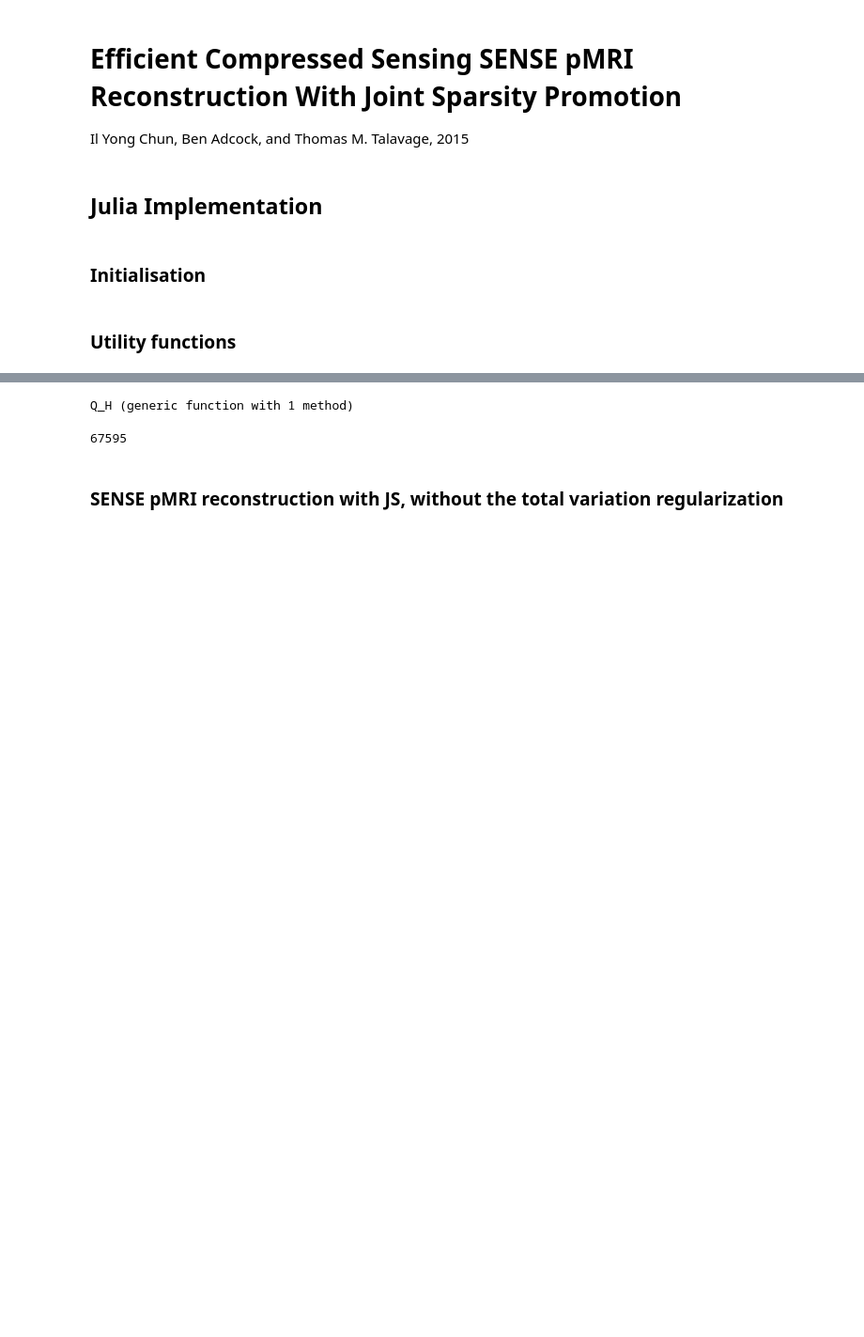
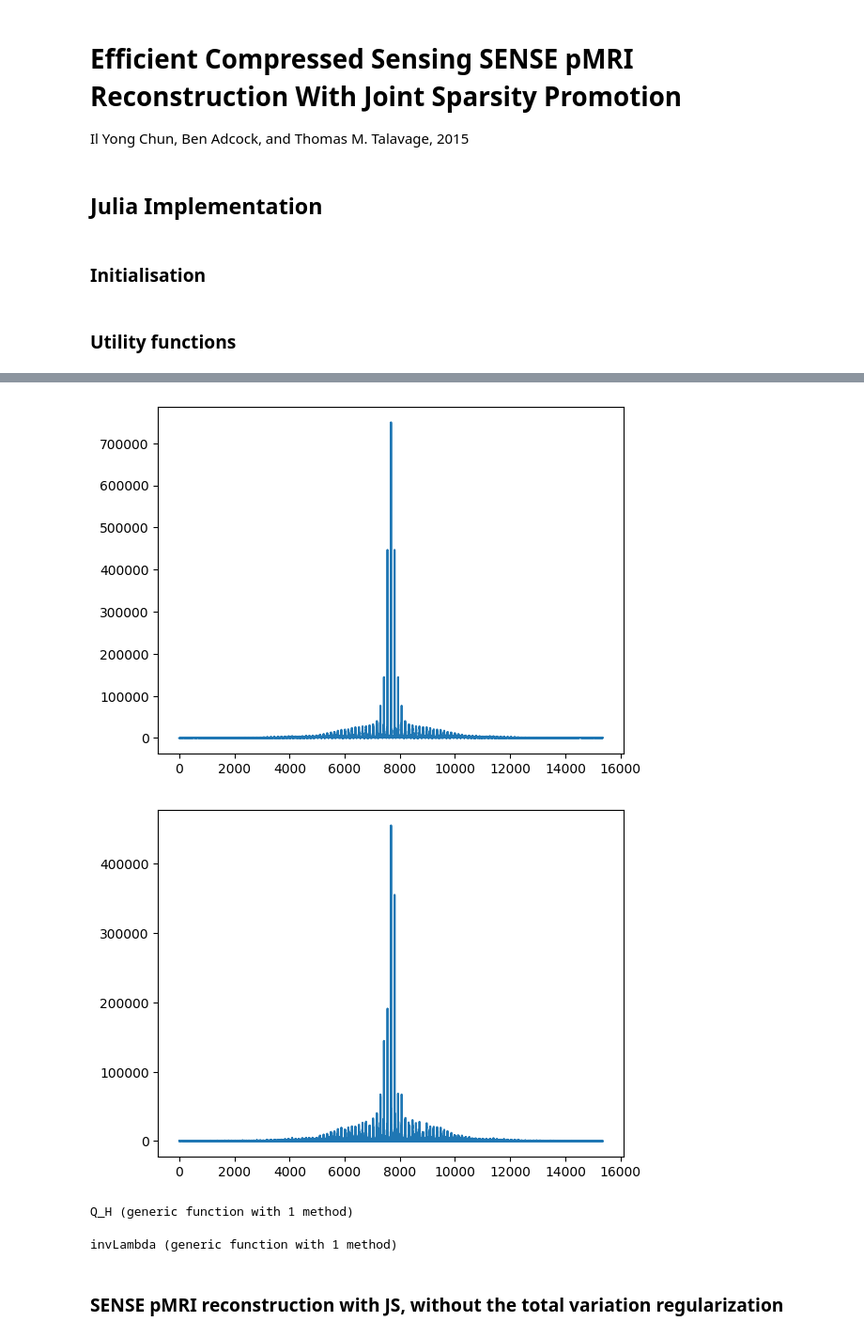
Before and after one commit to claudioverdun/MRI_lectures, a Jupyter notebook: notebooks/JointSparsity.ipynb, the cells around one changed output, grey strips where cells are left out. Shown: that part at 94% size. Saved outputs shown, nothing was run; the diff lists cells and outputs as text; code cells hidden in the pictures; blank space fills up the shorter version.

```diff
--- a/notebooks/JointSparsity.ipynb
+++ b/notebooks/JointSparsity.ipynb
@@ -135,23 +133,28 @@ F_Omega_cH (generic function with 1 method)
 # %%
 # Simulate K-Space data
 cs_vec = reshape(coilScans,:,C)
 y_original = zeros(N,C)+zeros(N,C)*im
 for i = 1:C
     y_original[:,i] = Phi(cs_vec[:,i]); # Full K-Space data of vectorised coil images
 end
 
 y_data = P_Omega*y_original
-y_data = y_data[:];
+PyPlot.plot((abs.(y_original[:,1])))
+figure()
+PyPlot.plot((abs.(y_data[:,1])))
+y_data = y_data[:] + randn(C*N); # Added some noise
 
 # Diagonalised Sensitivity Maps
 vectorisedMaps = reshape(coilSensitivityMaps, :, C);
 S = Diagonal(vectorisedMaps[:,1]);
 for coil= 2:C
     S = [S; Diagonal(vectorisedMaps[:,coil])];
 end
 S = S .+ 0*im; # Very Important to make this complex otherwise Julia gets stuck
 # imshow(reshape(cs_vec[:,1],height, width))
-# PyPlot.plot(abs.(y)data[:,1]))
+# %% [output]
+[figure, added]
+[figure, added]
 # %%
 # QR Decomposition of S, and defining Q'*x for later use
 F = qr(S);
@@ -176,15 +179,14 @@ nOuter = 100; # Number of outer Bregman iterations
 # Precompute values
 I_c = Diagonal(ones(C));
 
-PP = alpha*P_Omega.^2 + (beta + v)*I;
+PP = α*P_Omega.^2 + (beta + v)*I;
 Lambda = kron(I_c, PP) ;
 Lambda = Array(diag(Lambda))
 function invLambda(x)
      return x./(Lambda)
 end
-sum(Lambda.<11)
 # %% [output]
-67595
+invLambda (generic function with 1 method)
 # %%
 # Initialise values
 y = y_data;
```
Also changed, not shown: parts of 13 cells of this notebook.
